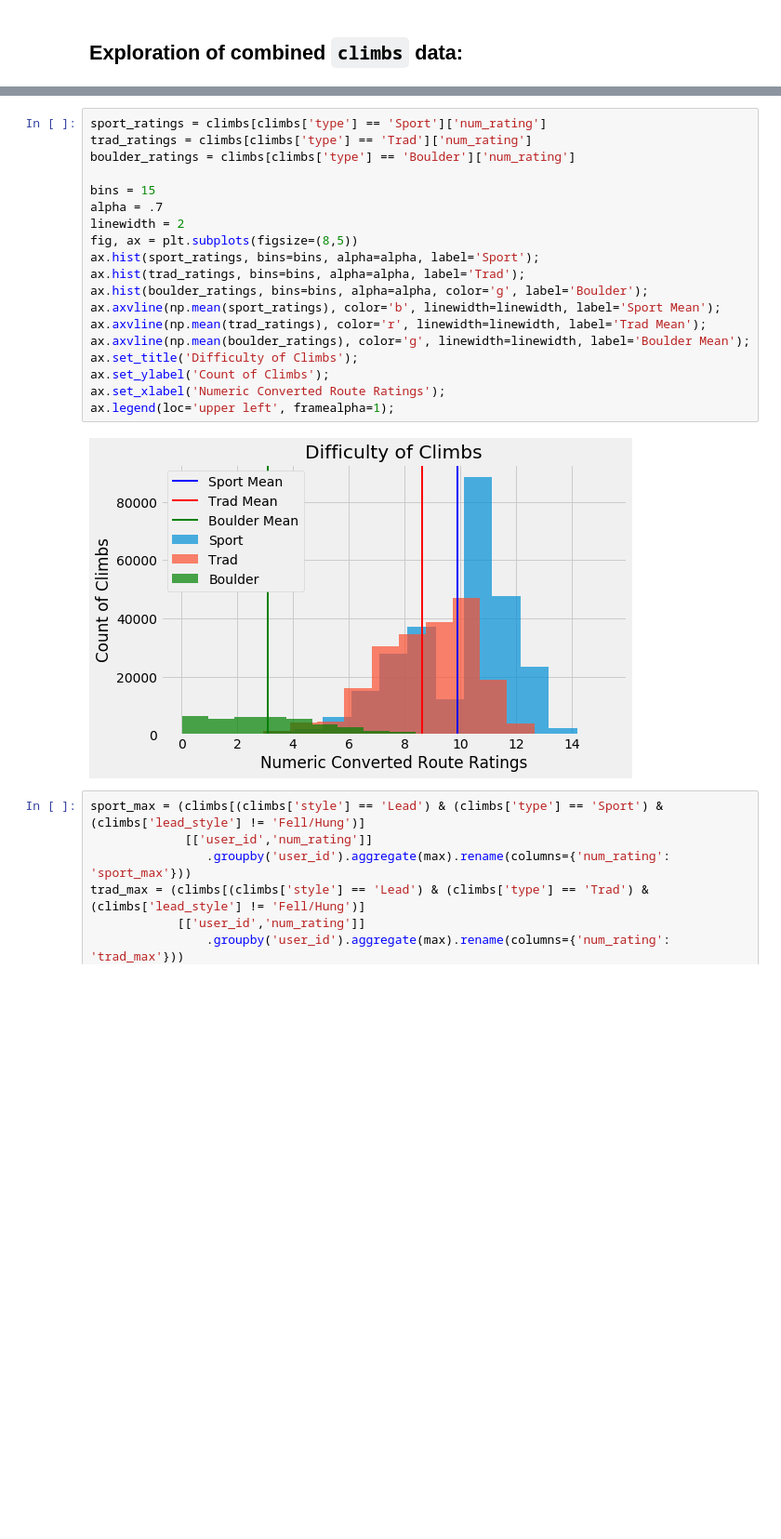
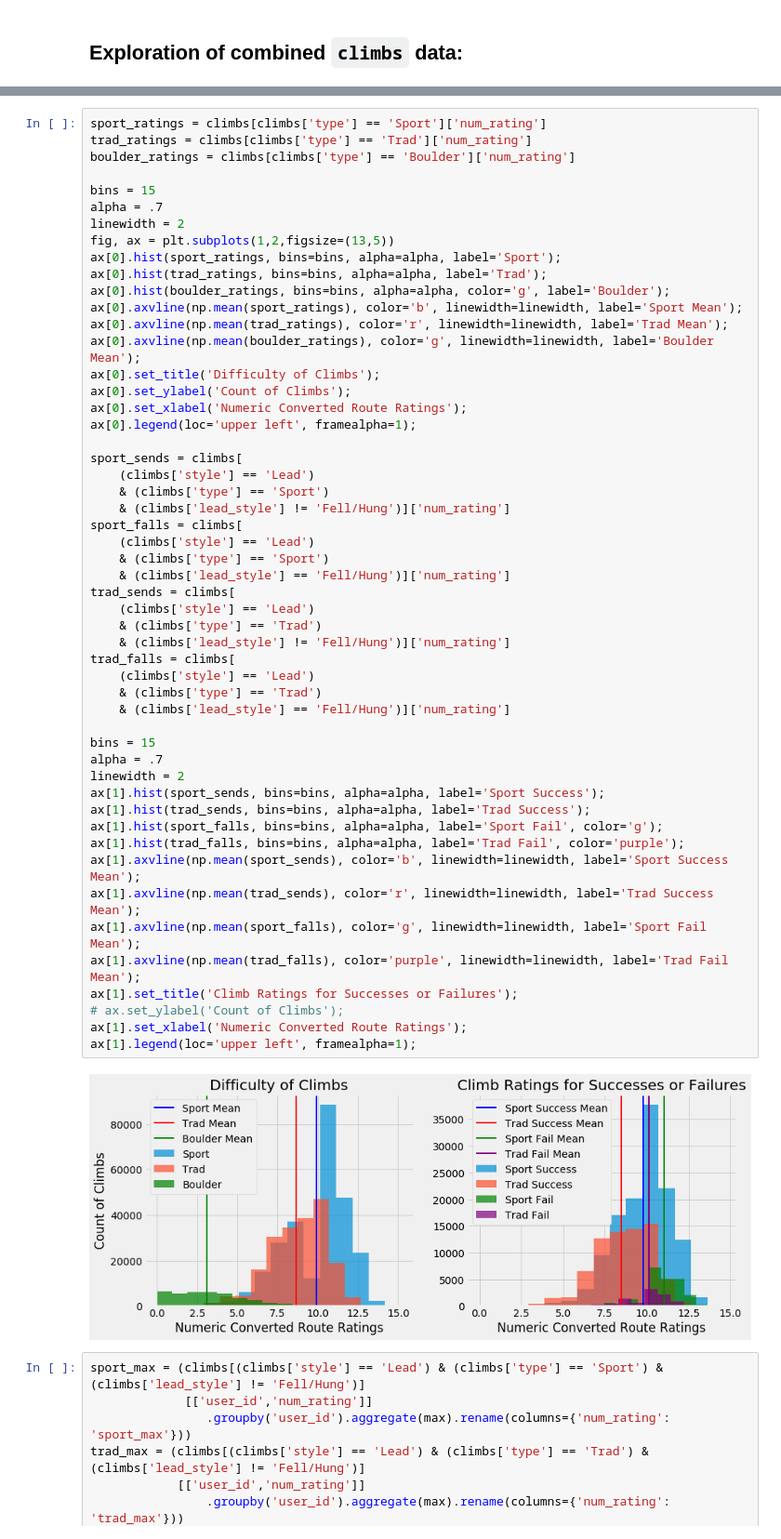
Before and after one commit to redwin21/trad-vs-sport, a Jupyter notebook: analysis/eda.ipynb, the cells around one changed output, grey strips where cells are left out. Shown at 93% size. Cells and saved outputs as stored; diff of their text form; blank space fills up the shorter version.

```diff
--- a/analysis/eda.ipynb
+++ b/analysis/eda.ipynb
@@ -131,24 +123,57 @@ ax.legend(loc='upper right', framealpha=1);
 # %%
 sport_ratings = climbs[climbs['type'] == 'Sport']['num_rating']
 trad_ratings = climbs[climbs['type'] == 'Trad']['num_rating']
 boulder_ratings = climbs[climbs['type'] == 'Boulder']['num_rating']
 
 bins = 15
 alpha = .7
 linewidth = 2
-fig, ax = plt.subplots(figsize=(8,5))
-ax.hist(sport_ratings, bins=bins, alpha=alpha, label='Sport');
-ax.hist(trad_ratings, bins=bins, alpha=alpha, label='Trad');
-ax.hist(boulder_ratings, bins=bins, alpha=alpha, color='g', label='Boulder');
-ax.axvline(np.mean(sport_ratings), color='b', linewidth=linewidth, label='Sport Mean');
-ax.axvline(np.mean(trad_ratings), color='r', linewidth=linewidth, label='Trad Mean');
-ax.axvline(np.mean(boulder_ratings), color='g', linewidth=linewidth, label='Boulder Mean');
-ax.set_title('Difficulty of Climbs');
-ax.set_ylabel('Count of Climbs');
-ax.set_xlabel('Numeric Converted Route Ratings');
-ax.legend(loc='upper left', framealpha=1);
+fig, ax = plt.subplots(1,2,figsize=(13,5))
+ax[0].hist(sport_ratings, bins=bins, alpha=alpha, label='Sport');
+ax[0].hist(trad_ratings, bins=bins, alpha=alpha, label='Trad');
+ax[0].hist(boulder_ratings, bins=bins, alpha=alpha, color='g', label='Boulder');
+ax[0].axvline(np.mean(sport_ratings), color='b', linewidth=linewidth, label='Sport Mean');
+ax[0].axvline(np.mean(trad_ratings), color='r', linewidth=linewidth, label='Trad Mean');
+ax[0].axvline(np.mean(boulder_ratings), color='g', linewidth=linewidth, label='Boulder Mean');
+ax[0].set_title('Difficulty of Climbs');
+ax[0].set_ylabel('Count of Climbs');
+ax[0].set_xlabel('Numeric Converted Route Ratings');
+ax[0].legend(loc='upper left', framealpha=1);
+
+sport_sends = climbs[
+    (climbs['style'] == 'Lead')
+    & (climbs['type'] == 'Sport')
+    & (climbs['lead_style'] != 'Fell/Hung')]['num_rating']
+sport_falls = climbs[
+    (climbs['style'] == 'Lead')
+    & (climbs['type'] == 'Sport')
+    & (climbs['lead_style'] == 'Fell/Hung')]['num_rating']
+trad_sends = climbs[
+    (climbs['style'] == 'Lead')
+    & (climbs['type'] == 'Trad')
+    & (climbs['lead_style'] != 'Fell/Hung')]['num_rating']
+trad_falls = climbs[
+    (climbs['style'] == 'Lead')
+    & (climbs['type'] == 'Trad')
+    & (climbs['lead_style'] == 'Fell/Hung')]['num_rating']
+
+bins = 15
+alpha = .7
+linewidth = 2
+ax[1].hist(sport_sends, bins=bins, alpha=alpha, label='Sport Success');
+ax[1].hist(trad_sends, bins=bins, alpha=alpha, label='Trad Success');
+ax[1].hist(sport_falls, bins=bins, alpha=alpha, label='Sport Fail', color='g');
+ax[1].hist(trad_falls, bins=bins, alpha=alpha, label='Trad Fail', color='purple');
+ax[1].axvline(np.mean(sport_sends), color='b', linewidth=linewidth, label='Sport Success Mean');
+ax[1].axvline(np.mean(trad_sends), color='r', linewidth=linewidth, label='Trad Success Mean');
+ax[1].axvline(np.mean(sport_falls), color='g', linewidth=linewidth, label='Sport Fail Mean');
+ax[1].axvline(np.mean(trad_falls), color='purple', linewidth=linewidth, label='Trad Fail Mean');
+ax[1].set_title('Climb Ratings for Successes or Failures');
+# ax.set_ylabel('Count of Climbs');
+ax[1].set_xlabel('Numeric Converted Route Ratings');
+ax[1].legend(loc='upper left', framealpha=1);
 # %% [output]
-[figure, old version]
+[figure, new version]
 # %%
 sport_max = (climbs[(climbs['style'] == 'Lead') & (climbs['type'] == 'Sport') & (climbs['lead_style'] != 'Fell/Hung')]
              [['user_id','num_rating']]
```
Also changed, not shown: parts of 8 cells of this notebook.
